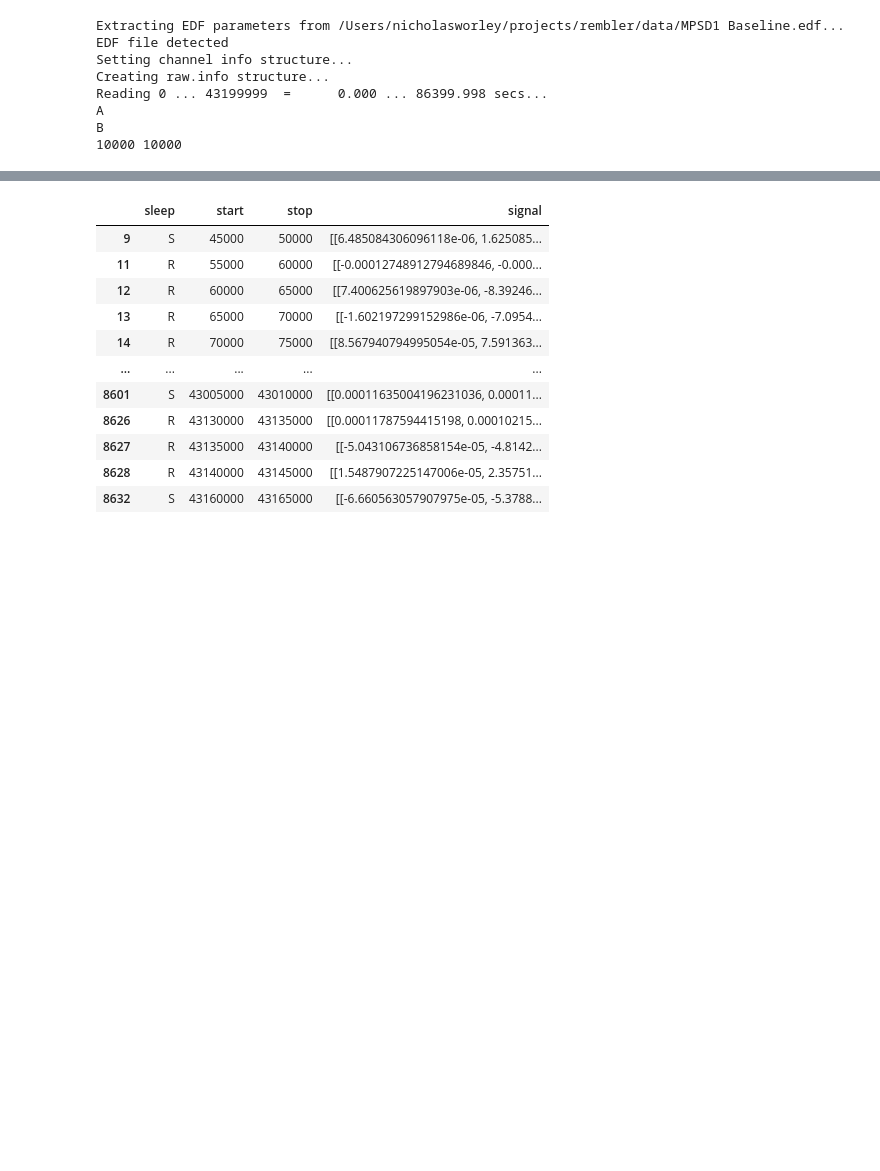
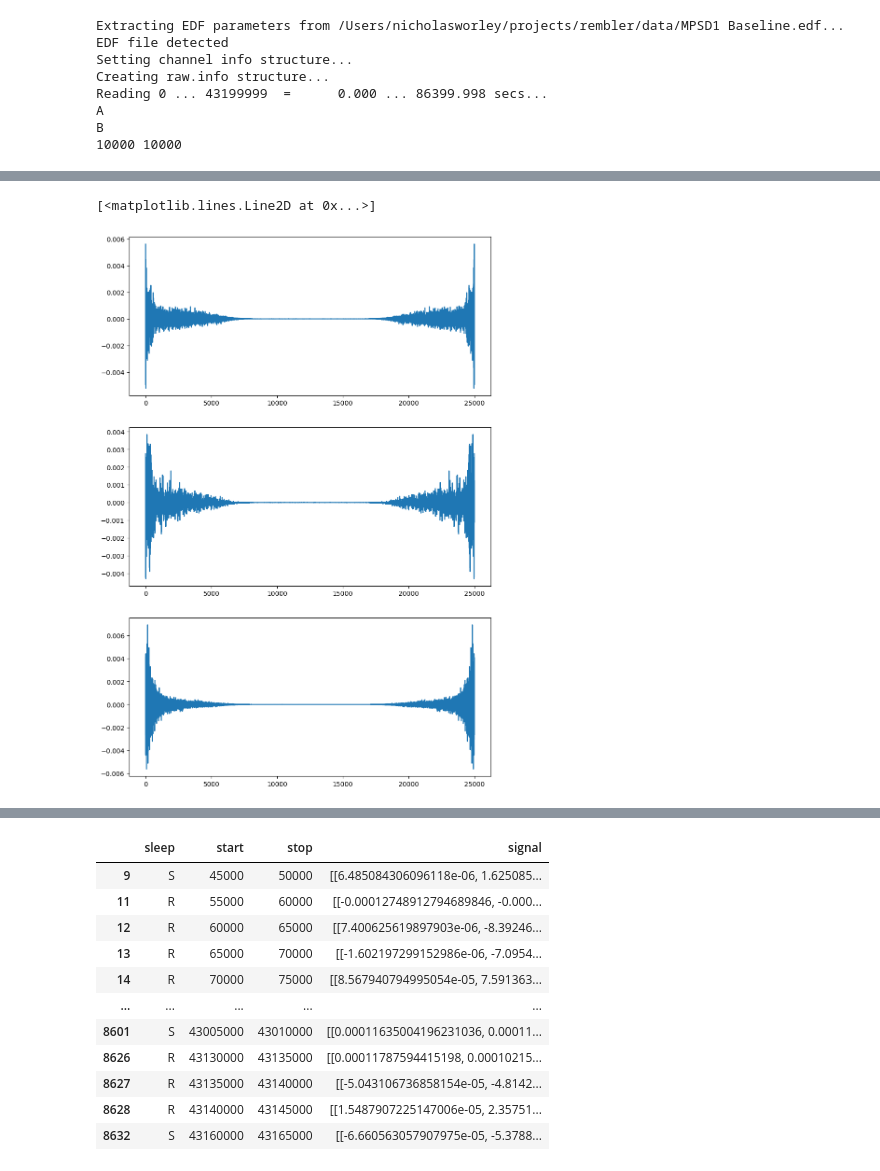
Before and after one commit to nworley01/rembler, a Jupyter notebook: sample_exploration.ipynb, the cells around one changed output, grey strips where cells are left out. Saved outputs shown, nothing was run; the diff lists cells and outputs as text; code cells hidden in the pictures; blank space fills up the shorter version.

```diff
--- a/sample_exploration.ipynb
+++ b/sample_exploration.ipynb
@@ -80,0 +113,8 @@ array([[ 6.48508431e-06,  1.62508583e-05,  3.57824063e-05, ...,
+# %%
+fig, axes = plt.subplots(3,1, figsize=(10,15))
+axes[0].plot(scipy.fft.fft(np.stack(df_final[df_final.sleep == "A"].signal)[:, 0, :]).mean(axis=0), alpha=1)
+axes[1].plot(scipy.fft.fft(np.stack(df_final[df_final.sleep == "R"].signal)[:, 0, :]).mean(axis=0), alpha=1)
+axes[2].plot(scipy.fft.fft(np.stack(df_final[df_final.sleep == "S"].signal)[:, 0, :]).mean(axis=0), alpha=1)
+# %% [output]
+[<matplotlib.lines.Line2D at 0x...>]
+[figure, added]
```
Also changed, not shown: parts of 11 cells of this notebook, 3 other files.
